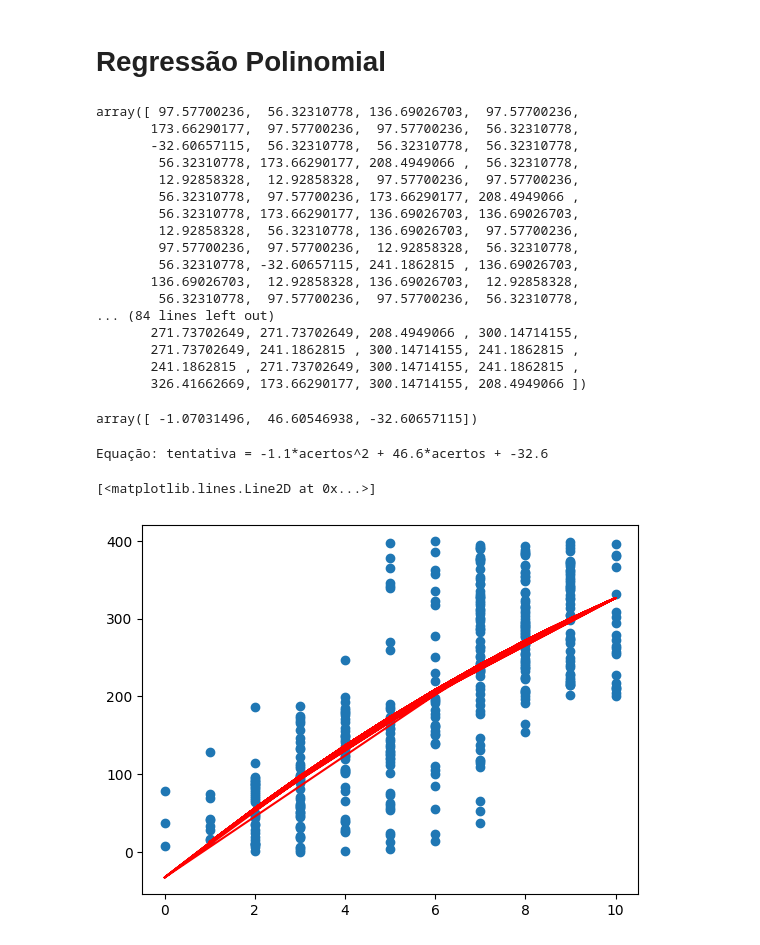
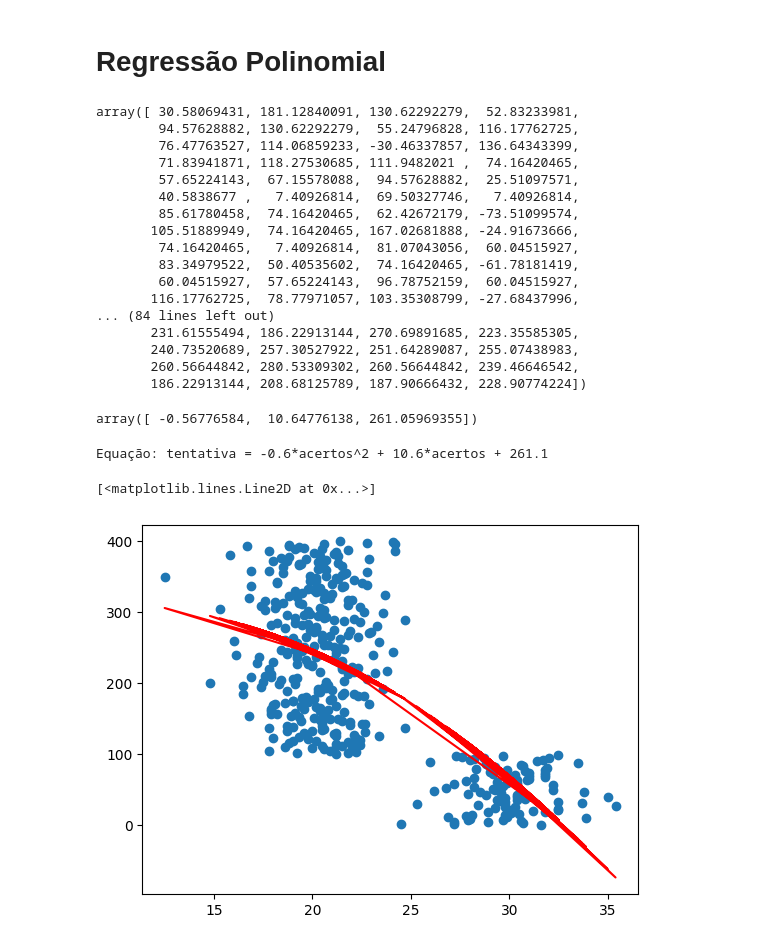
Before and after one commit to Gustavo-b017/challenger-SijiA, a Jupyter notebook: SPRINT_MATEMÁTICA/regressao_geral.ipynb, the cells around one changed output. Drawn from its saved outputs; the diff is of its cells as text; code cells hidden in the pictures.

```diff
--- a/SPRINT_MATEMÁTICA/regressao_geral.ipynb
+++ b/SPRINT_MATEMÁTICA/regressao_geral.ipynb
@@ -123,39 +123,39 @@ plt.show()
 # %% [markdown]
 # Regressão Polinomial
 # %%
-modelo2 = np.poly1d(np.polyfit(acertos, tentativas, 2))
+modelo2 = np.poly1d(np.polyfit(duracao, tentativas, 2))
 # %%
-y2 = modelo2(acertos)
+y2 = modelo2(duracao)
 y2
 # %% [output]
-array([ 97.57700236,  56.32310778, 136.69026703,  97.57700236,
-       173.66290177,  97.57700236,  97.57700236,  56.32310778,
-       -32.60657115,  56.32310778,  56.32310778,  56.32310778,
-        56.32310778, 173.66290177, 208.4949066 ,  56.32310778,
-        12.92858328,  12.92858328,  97.57700236,  97.57700236,
-        56.32310778,  97.57700236, 173.66290177, 208.4949066 ,
-        56.32310778, 173.66290177, 136.69026703, 136.69026703,
-        12.92858328,  56.32310778, 136.69026703,  97.57700236,
-        97.57700236,  97.57700236,  12.92858328,  56.32310778,
-        56.32310778, -32.60657115, 241.1862815 , 136.69026703,
-       136.69026703,  12.92858328, 136.69026703,  12.92858328,
-        56.32310778,  97.57700236,  97.57700236,  56.32310778,
+array([ 30.58069431, 181.12840091, 130.62292279,  52.83233981,
+        94.57628882, 130.62292279,  55.24796828, 116.17762725,
+        76.47763527, 114.06859233, -30.46337857, 136.64343399,
+        71.83941871, 118.27530685, 111.9482021 ,  74.16420465,
+        57.65224143,  67.15578088,  94.57628882,  25.51097571,
+        40.5838677 ,   7.40926814,  69.50327746,   7.40926814,
+        85.61780458,  74.16420465,  62.42672179, -73.51099574,
+       105.51889949,  74.16420465, 167.02681888, -24.91673666,
+        74.16420465,   7.40926814,  81.07043056,  60.04515927,
+        83.34979522,  50.40535602,  74.16420465, -61.78181419,
+        60.04515927,  57.65224143,  96.78752159,  60.04515927,
+       116.17762725,  78.77971057, 103.35308799, -27.68437996,
 ... (84 lines left out)
-       271.73702649, 271.73702649, 208.4949066 , 300.14714155,
-       271.73702649, 241.1862815 , 300.14714155, 241.1862815 ,
-       241.1862815 , 271.73702649, 300.14714155, 241.1862815 ,
-       326.41662669, 173.66290177, 300.14714155, 208.4949066 ])
+       231.61555494, 186.22913144, 270.69891685, 223.35585305,
+       240.73520689, 257.30527922, 251.64289087, 255.07438983,
+       260.56644842, 280.53309302, 260.56644842, 239.46646542,
+       186.22913144, 208.68125789, 187.90666432, 228.90774224])
 # %%
 modelo2.coef
 # %% [output]
-array([ -1.07031496,  46.60546938, -32.60657115])
+array([ -0.56776584,  10.64776138, 261.05969355])
 # %%
 print("Equação: tentativa = {:.1f}*acertos^2 + {:.1f}*acertos + {:.1f}".format(modelo2.coef[0], modelo2.coef[1], modelo2.coef[2]))
 # %% [output]
-Equação: tentativa = -1.1*acertos^2 + 46.6*acertos + -32.6
+Equação: tentativa = -0.6*acertos^2 + 10.6*acertos + 261.1
 # %%
-plt.scatter(acertos, tentativas)
-plt.plot(acertos,y2,color='red')
+plt.scatter(duracao, tentativas)
+plt.plot(duracao,y2,color='red')
 # %% [output]
 [<matplotlib.lines.Line2D at 0x...>]
-[figure, old version]
+[figure, new version]
```
Also changed, not shown: parts of 7 cells of this notebook, 1 other file.
